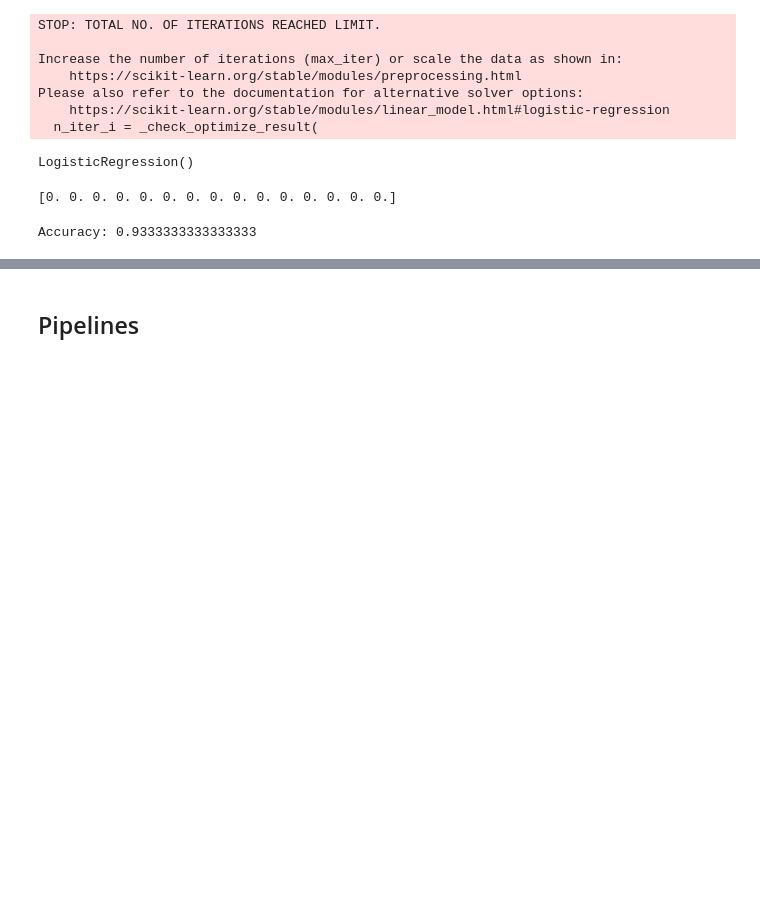
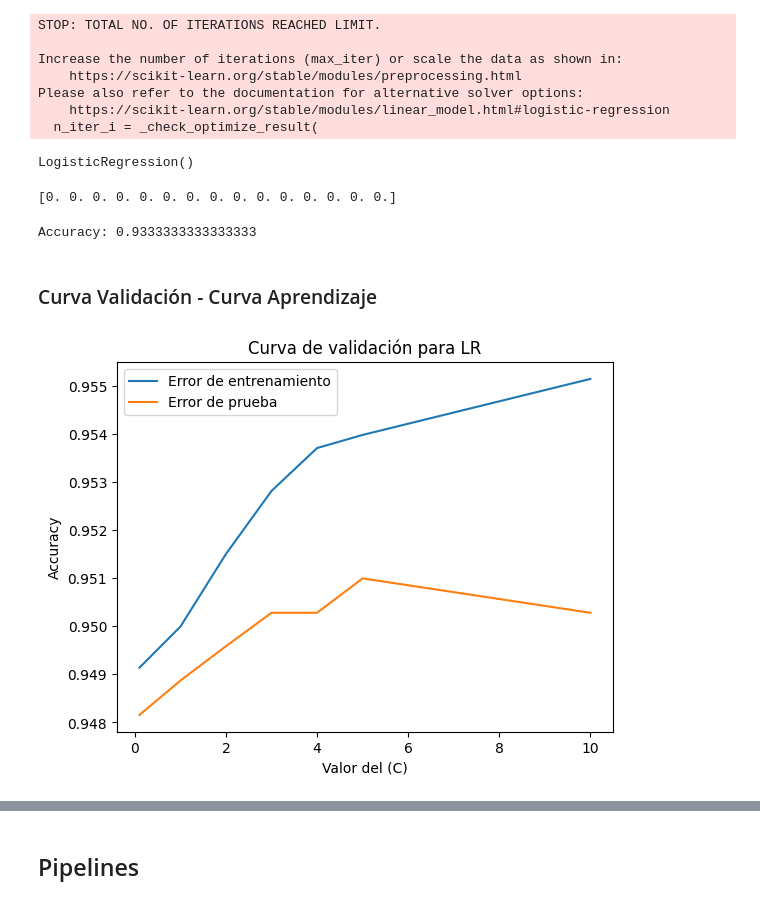
Before and after one commit to ricardoahumada/DataExpert, a Jupyter notebook: src/3.2.etapa4_Train_HybridClass_v1.ipynb, the cells around one changed output, grey strips where cells are left out. Drawn from its saved outputs; the diff is of its cells as text; code cells hidden in the pictures; blank space fills up the shorter version.

```diff
--- a/src/3.2.etapa4_Train_HybridClass_v1.ipynb
+++ b/src/3.2.etapa4_Train_HybridClass_v1.ipynb
@@ -309,8 +398,8 @@ Freq: D, Name: Fallo, dtype: float64
 ### Clasificador
 # %%
 # Ajustar bosque aleatorio en residuos
-rf_model = LogisticRegression()
-rf_model.fit(X_train, y_train)
+lr_model = LogisticRegression()
+lr_model.fit(X_train, y_train)
 # %% [output]
 STOP: TOTAL NO. OF ITERATIONS REACHED LIMIT.
 
@@ -334,3 +423,19 @@ acc = accuracy_score(y_test, y_pred)
 print(f'Accuracy: {acc}')
 # %% [output]
 Accuracy: 0.9333333333333333
+# %% [markdown]
+### Curva Validación - Curva Aprendizaje
+# %%
+from utils.temporal_vc import TemporalSplit
+from sklearn.model_selection import KFold
+
+temporal_split = TemporalSplit(test_size=steps, n_splits=40)
+kf = KFold(n_splits=40, shuffle=False)
+# %%
+from sklearn.model_selection import validation_curve
+
+Cs = [0.1, 1, 2,3,4, 5, 10]
+
+generate_validation_curves('LR', lr_model, X, y, 'C', Cs, kf)
+# %% [output]
+[figure, added]
```
Also changed, not shown: parts of 19 cells of this notebook, 2 other files.
